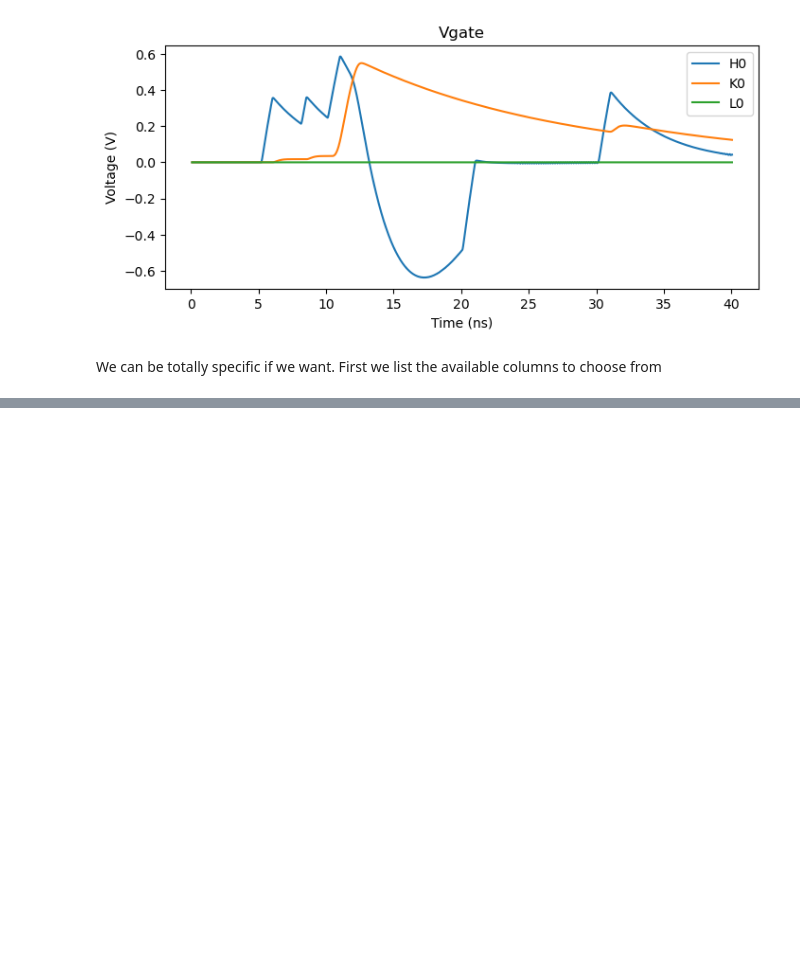
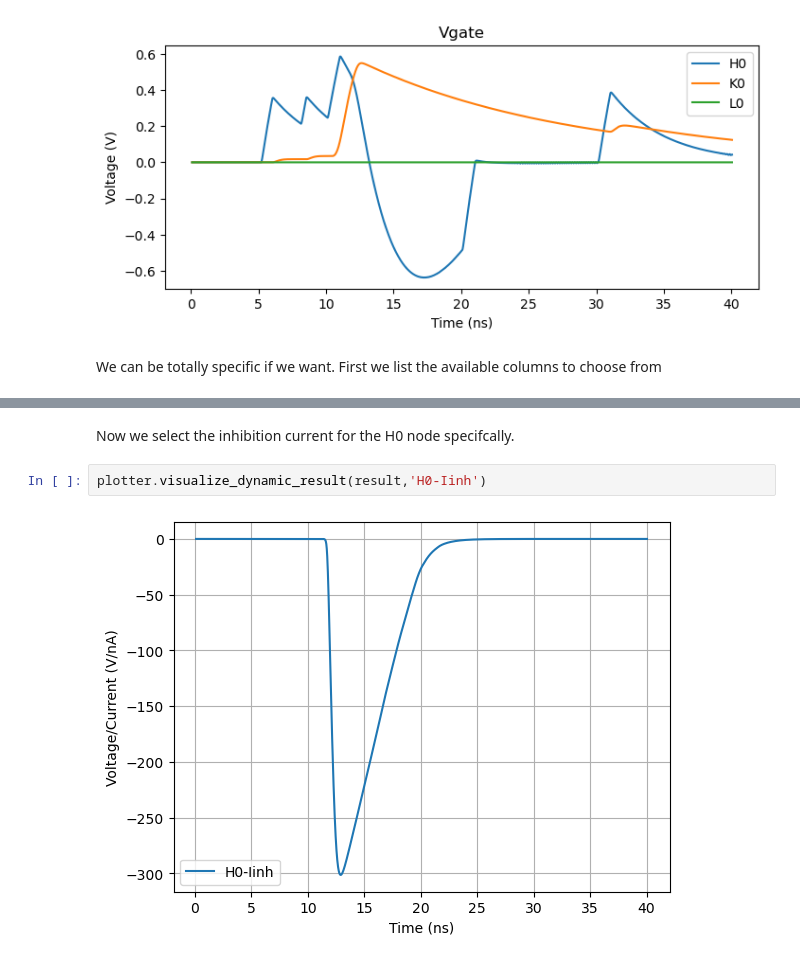
Before and after one commit to ahmedD67/dynamic-nanobrain-test-env, a Jupyter notebook: tutorials/TemporalSummation.ipynb, the cells around one changed output, grey strips where cells are left out. Cells and saved outputs as stored; diff of their text form; blank space fills up the shorter version.

```diff
--- a/tutorials/TemporalSummation.ipynb
+++ b/tutorials/TemporalSummation.ipynb
@@ -253 +257,7 @@ Index(['Time', 'I0-Iout-red', 'I1-Iout-blue', 'H0-Vinh', 'H0-Vexc', 'H0-Vgate',
       dtype='object')
+# %% [markdown]
+Now we select the inhibition current for the H0 node specifcally.
+# %%
+plotter.visualize_dynamic_result(result,'H0-Iinh')
+# %% [output]
+[figure, added]
```
Also changed, not shown: parts of 8 cells of this notebook, 19 other files.
